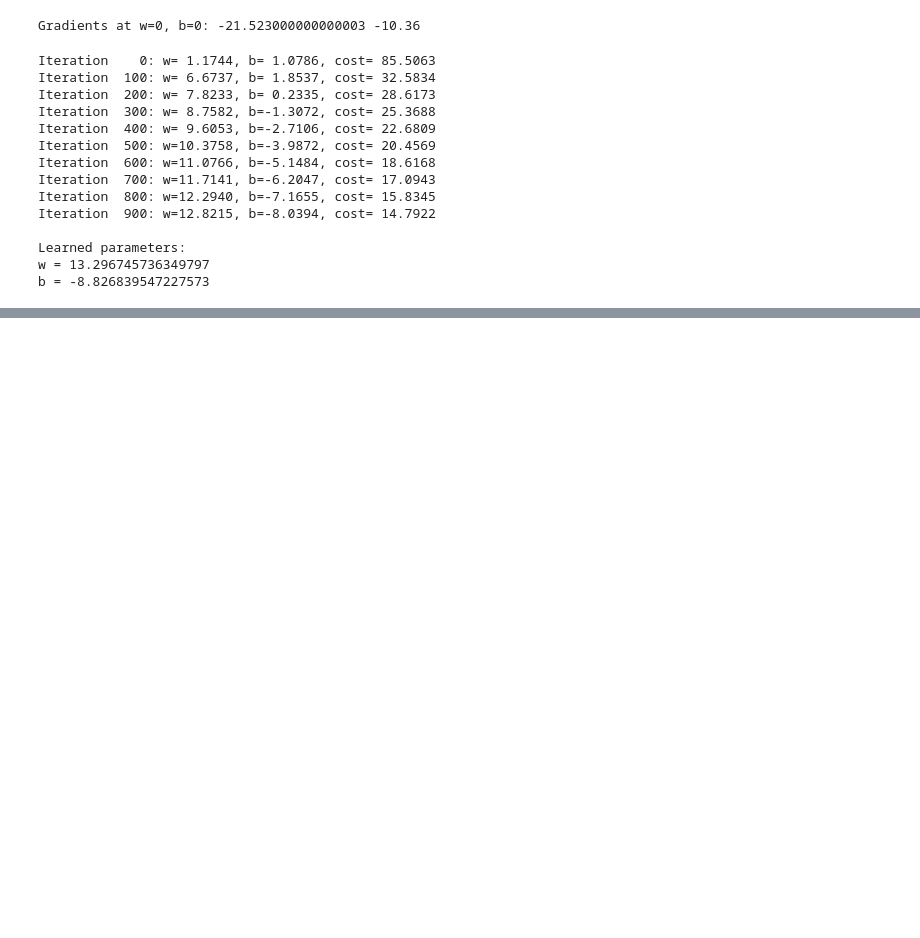
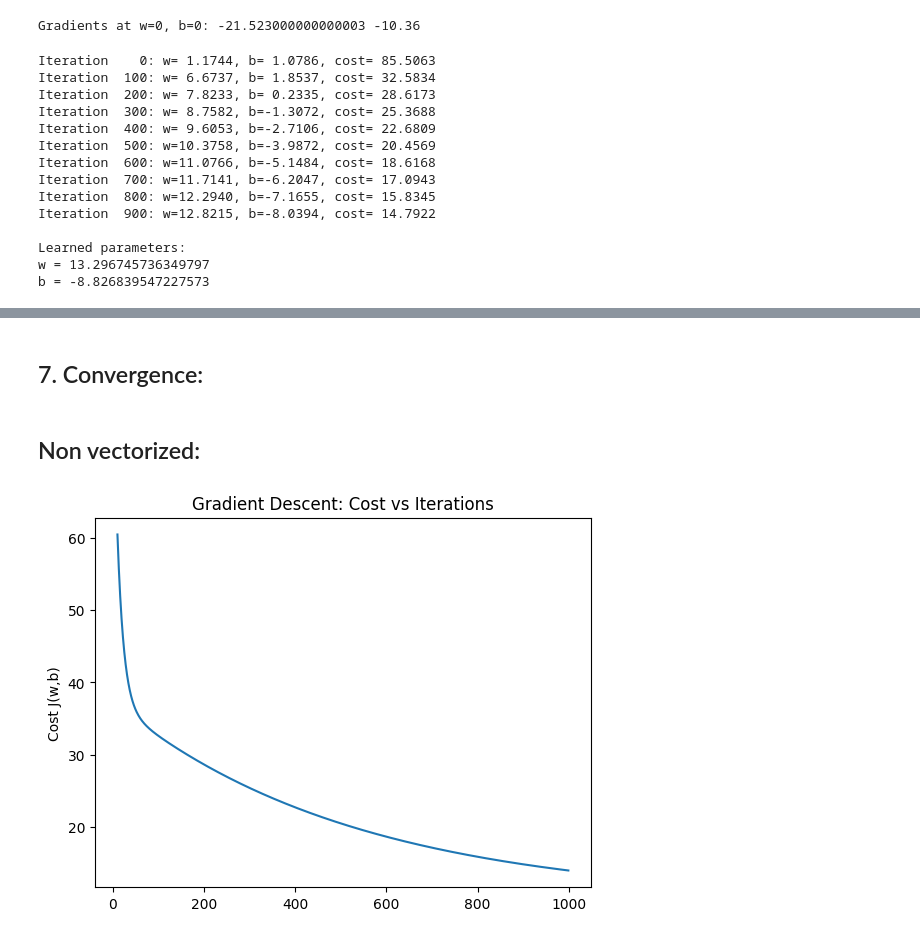
Before and after one commit to andrescalderonr/Stellar-luminosity-Andres-Calderon, a Jupyter notebook: 01_part1_linreg_1feature.ipynb, the cells around one changed output, grey strips where cells are left out. Drawn from its saved outputs; the diff is of its cells as text; code cells hidden in the pictures; blank space fills up the shorter version.

```diff
--- a/01_part1_linreg_1feature.ipynb
+++ b/01_part1_linreg_1feature.ipynb
@@ -165,0 +227,13 @@ b = -8.826839547227573
+# %% [markdown]
+## 7. Convergence:
+# %% [markdown]
+## Non vectorized:
+# %%
+
+plt.figure()
+plt.plot(it_hist[10:], cost_hist[10:])  # skip the first pointplt.xlabel("Iteration")
+plt.ylabel("Cost J(w,b)")
+plt.title("Gradient Descent: Cost vs Iterations")
+plt.show()
+# %% [output]
+[figure, added]
```
Also changed, not shown: parts of 23 cells of this notebook.
